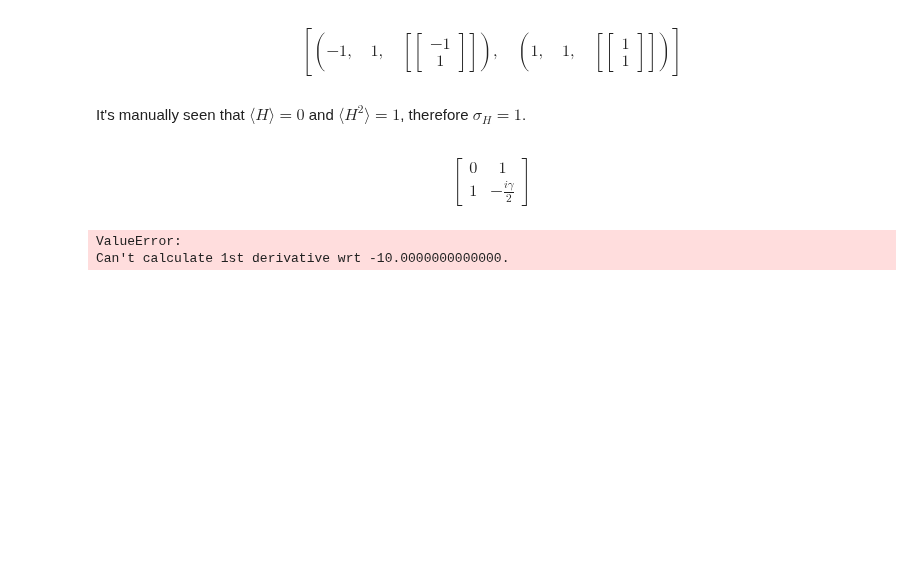
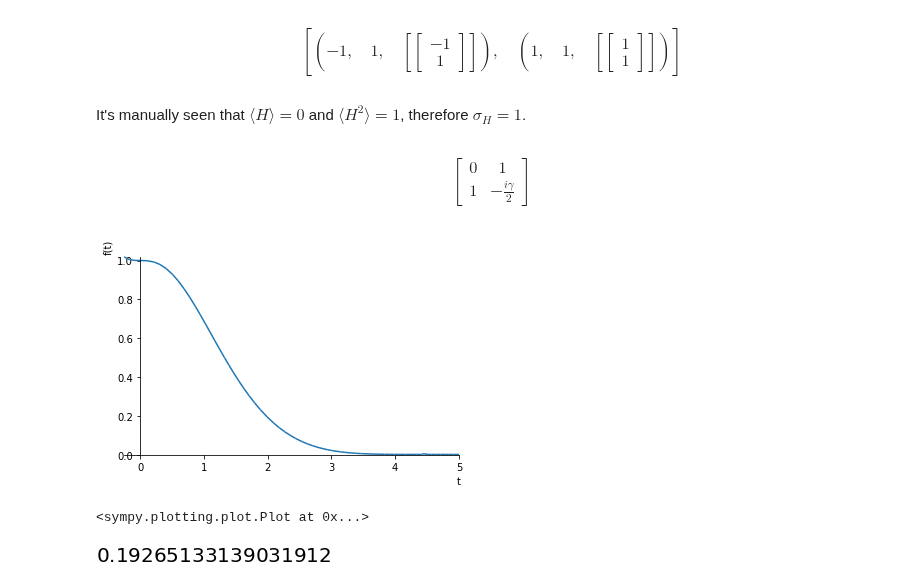
Before and after one commit to gderosa/timeq, a Jupyter notebook: comp/jupyter/detect.ipynb, the cells around one changed output. Drawn from its saved outputs; the diff is of its cells as text; code cells hidden in the pictures; blank space fills up the shorter version.

Commit message:
num plot P(t)

```diff
--- a/comp/jupyter/detect.ipynb
+++ b/comp/jupyter/detect.ipynb
@@ -45,9 +47,9 @@ def U(_gamma):
 # %%
 def lossy_norm(_t):
     psi = U(2*sqrt(2))(_t) * Matrix([1,0])
-    return abs(psi[0])**2 + abs(psi[1])**2
+    return re(abs(psi[0])**2 + abs(psi[1])**2)
 # %%
-plot(-diff(lossy_norm(t), t))
+plot(lossy_norm(t),(t, -0.25, 5))
 # %% [output]
+[figure, added]
-ValueError:
-Can't calculate 1st derivative wrt -10.0000000000000.
+<sympy.plotting.plot.Plot at 0x...>
@@ -53,0 +58,4 @@ Can't calculate 1st derivative wrt -10.0000000000000.
+# %%
+lossy_norm_n(2)
+# %% [output]
+[figure, added]
```
Also changed, not shown: parts of 10 cells of this notebook.
